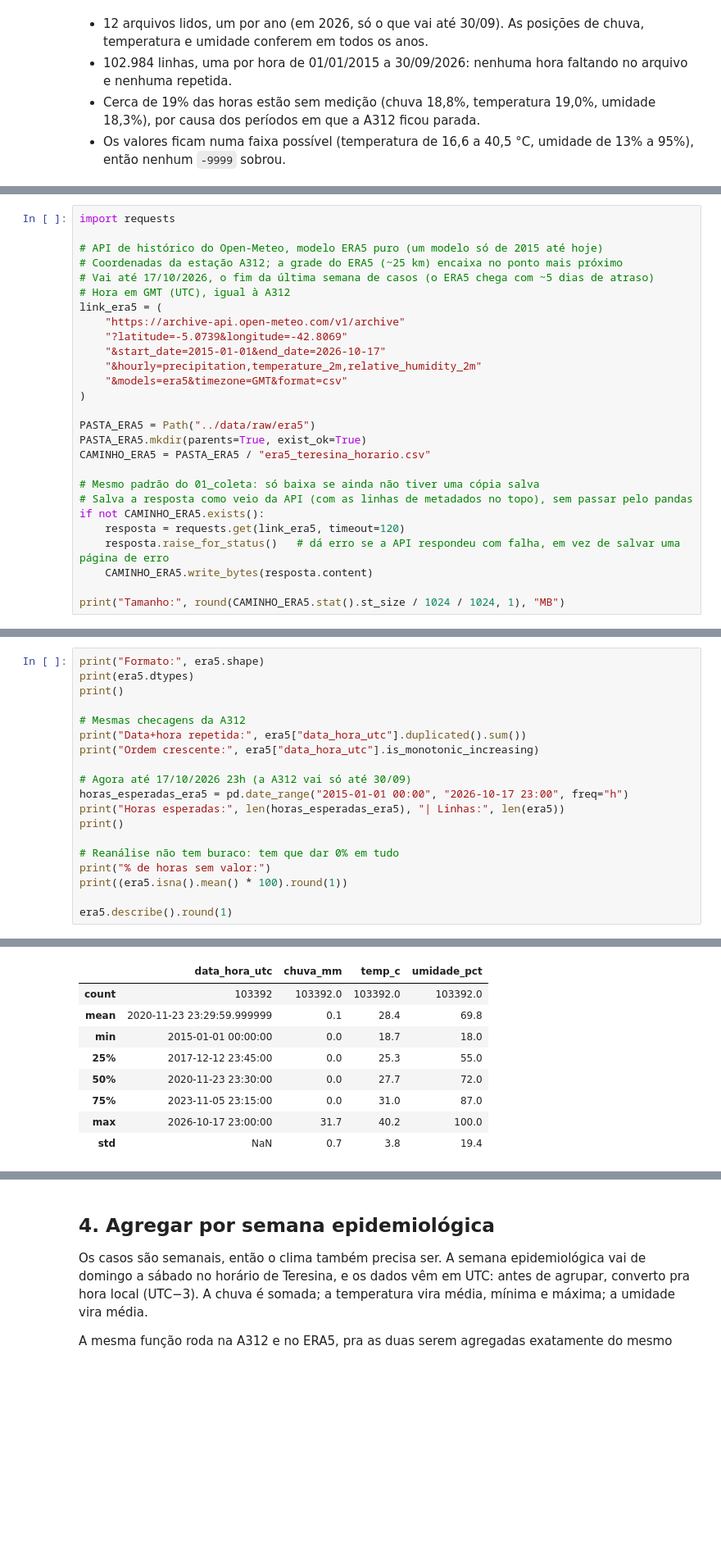
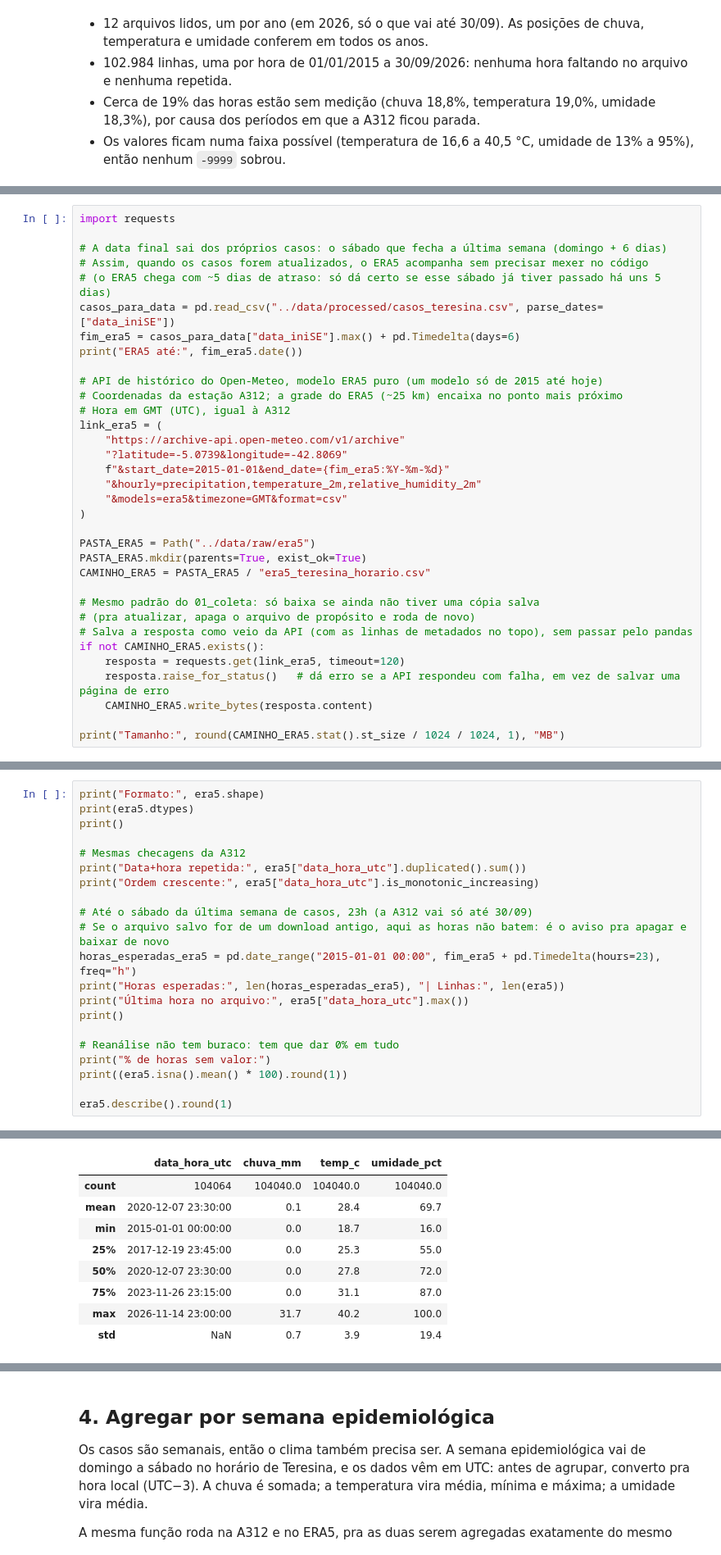
Before and after one commit to jvictor-melo/dengue-teresina-ml, a Jupyter notebook: notebooks/03_clima.ipynb, the cells around one changed output, grey strips where cells are left out. Shown at 82% size. Drawn from its saved outputs; the diff is of its cells as text; blank space fills up the shorter version.

Commit message:
chore: atualiza dados ate 08/11/2026, corrige data do era5 e guarda fotos dos downloads

```diff
--- a/notebooks/03_clima.ipynb
+++ b/notebooks/03_clima.ipynb
@@ -272,14 +272,20 @@ A hora vem em UTC, igual à A312, e as colunas ficam com os mesmos nomes, pra um
 # %%
 import requests
 
+# A data final sai dos próprios casos: o sábado que fecha a última semana (domingo + 6 dias)
+# Assim, quando os casos forem atualizados, o ERA5 acompanha sem precisar mexer no código
+# (o ERA5 chega com ~5 dias de atraso: só dá certo se esse sábado já tiver passado há uns 5 dias)
+casos_para_data = pd.read_csv("../data/processed/casos_teresina.csv", parse_dates=["data_iniSE"])
+fim_era5 = casos_para_data["data_iniSE"].max() + pd.Timedelta(days=6)
+print("ERA5 até:", fim_era5.date())
+
 # API de histórico do Open-Meteo, modelo ERA5 puro (um modelo só de 2015 até hoje)
 # Coordenadas da estação A312; a grade do ERA5 (~25 km) encaixa no ponto mais próximo
-# Vai até 17/10/2026, o fim da última semana de casos (o ERA5 chega com ~5 dias de atraso)
 # Hora em GMT (UTC), igual à A312
 link_era5 = (
     "https://archive-api.open-meteo.com/v1/archive"
     "?latitude=-5.0739&longitude=-42.8069"
-    "&start_date=2015-01-01&end_date=2026-10-17"
+    f"&start_date=2015-01-01&end_date={fim_era5:%Y-%m-%d}"
     "&hourly=precipitation,temperature_2m,relative_humidity_2m"
     "&models=era5&timezone=GMT&format=csv"
 )
@@ -289,6 +295,7 @@ PASTA_ERA5.mkdir(parents=True, exist_ok=True)
 CAMINHO_ERA5 = PASTA_ERA5 / "era5_teresina_horario.csv"
 
 # Mesmo padrão do 01_coleta: só baixa se ainda não tiver uma cópia salva
+# (pra atualizar, apaga o arquivo de propósito e roda de novo)
 # Salva a resposta como veio da API (com as linhas de metadados no topo), sem passar pelo pandas
 if not CAMINHO_ERA5.exists():
     resposta = requests.get(link_era5, timeout=120)
@@ -327,9 +335,11 @@ print()
 print("Data+hora repetida:", era5["data_hora_utc"].duplicated().sum())
 print("Ordem crescente:", era5["data_hora_utc"].is_monotonic_increasing)
 
-# Agora até 17/10/2026 23h (a A312 vai só até 30/09)
-horas_esperadas_era5 = pd.date_range("2015-01-01 00:00", "2026-10-17 23:00", freq="h")
+# Até o sábado da última semana de casos, 23h (a A312 vai só até 30/09)
+# Se o arquivo salvo for de um download antigo, aqui as horas não batem: é o aviso pra apagar e baixar de novo
+horas_esperadas_era5 = pd.date_range("2015-01-01 00:00", fim_era5 + pd.Timedelta(hours=23), freq="h")
 print("Horas esperadas:", len(horas_esperadas_era5), "| Linhas:", len(era5))
+print("Última hora no arquivo:", era5["data_hora_utc"].max())
 print()
 
 # Reanálise não tem buraco: tem que dar 0% em tudo
@@ -351,19 +362,19 @@ Horas esperadas: 103392 | Linhas: 103392
 
 % de horas sem valor:
 data_hora_utc    0.0
 chuva_mm         0.0
 temp_c           0.0
 umidade_pct      0.0
 dtype: float64
 |  | data_hora_utc | chuva_mm | temp_c | umidade_pct |
-| count | 103392 | 103392.0 | 103392.0 | 103392.0 |
-| mean | 2020-11-23 23:29:59.999999 | 0.1 | 28.4 | 69.8 |
-| min | 2015-01-01 00:00:00 | 0.0 | 18.7 | 18.0 |
-| 25% | 2017-12-12 23:45:00 | 0.0 | 25.3 | 55.0 |
-| 50% | 2020-11-23 23:30:00 | 0.0 | 27.7 | 72.0 |
-| 75% | 2023-11-05 23:15:00 | 0.0 | 31.0 | 87.0 |
-| max | 2026-10-17 23:00:00 | 31.7 | 40.2 | 100.0 |
-| std | NaN | 0.7 | 3.8 | 19.4 |
+| count | 104064 | 104040.0 | 104040.0 | 104040.0 |
+| mean | 2020-12-07 23:30:00 | 0.1 | 28.4 | 69.7 |
+| min | 2015-01-01 00:00:00 | 0.0 | 18.7 | 16.0 |
+| 25% | 2017-12-19 23:45:00 | 0.0 | 25.3 | 55.0 |
+| 50% | 2020-12-07 23:30:00 | 0.0 | 27.8 | 72.0 |
+| 75% | 2023-11-26 23:15:00 | 0.0 | 31.1 | 87.0 |
+| max | 2026-11-14 23:00:00 | 31.7 | 40.2 | 100.0 |
+| std | NaN | 0.7 | 3.9 | 19.4 |
 # %% [markdown]
 ### Conclusões do passo 3
 
```
Also changed, not shown: parts of 16 cells of this notebook, 20 other files.
